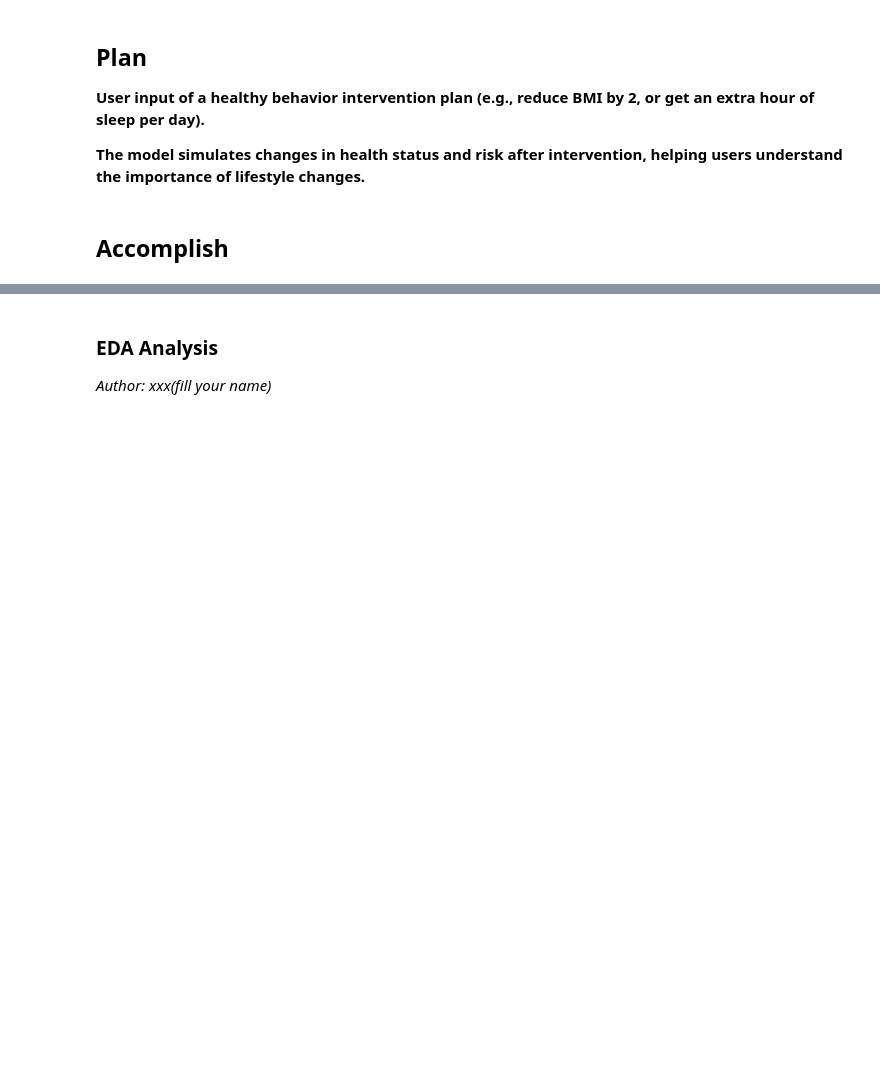
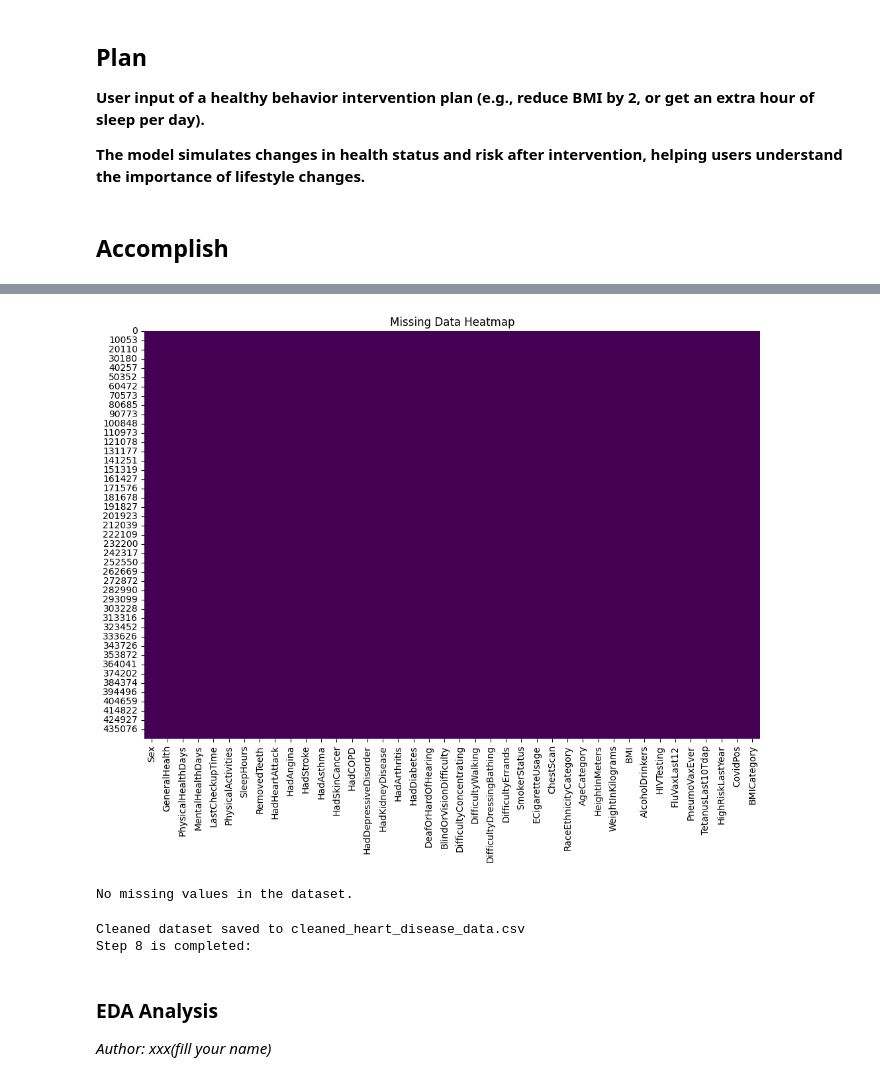
Before and after one commit to HaydenMeng/WQD7003_Project_Heartdisease_Prediction, a Jupyter notebook: WQD7003-GROUP8-Submission.ipynb, the cells around one changed output, grey strips where cells are left out. Drawn from its saved outputs; the diff is of its cells as text; code cells hidden in the pictures; blank space fills up the shorter version.

Commit message:
Data Cleaning Part Commit

```diff
--- a/WQD7003-GROUP8-Submission.ipynb
+++ b/WQD7003-GROUP8-Submission.ipynb
@@ -27,0 +98,14 @@
+# %%
+# Step 4: Feature Engineering
+# Example: Creating BMI categories
+df['BMICategory'] = pd.cut(
+    df['BMI'],
+    bins=[0, 18.5, 24.9, 29.9, np.inf],
+    labels=['Underweight', 'Normal', 'Overweight', 'Obese']
+)
+
+# Dropping irrelevant columns (if any, based on analysis)
+# Example: Dropping columns with low variance or no relevance
+columns_to_drop = ['State']  # Replace with other irrelevant columns if needed
+df = df.drop(columns=columns_to_drop, errors='ignore')
+print("Step 4 is completed:")
@@ -27,0 +148,5 @@
+# %%
+# Step 6: Removing Duplicates
+df = df.drop_duplicates()
+print("Shape after removing duplicates:", df.shape)
+print("Step 6 is completed:")
@@ -27,0 +156,16 @@
+# %%
+# Step 7: Data Quality Checks
+
+# Ensure no negative values in numerical columns
+for col in num_cols:
+    if col in df.columns:  # Safeguard: Check if the column exists
+        if (df[col] < 0).any():
+            print(f"Negative values found in {col}. Correcting...")
+            df[col] = df[col].clip(lower=0)
+
+# Validate consistency in categorical data (unique values check)
+for col in cat_cols:
+    if col in df.columns:  # Safeguard: Check if the column exists
+        print(f"Unique values in {col}: {df[col].unique()}")
+    else:
+        print(f"Column '{col}' has been removed or does not exist. Skipping consistency check.")
@@ -28,3 +190,44 @@
+# %%
+import seaborn as sns
+import matplotlib.pyplot as plt
+
+# Heatmap to visualize missing values
+plt.figure(figsize=(12, 8))
+sns.heatmap(df.isnull(), cbar=False, cmap='viridis')
+plt.title("Missing Data Heatmap")
+plt.show()
+# %% [output]
+[figure, added]
+# %%
+import matplotlib.pyplot as plt
+
+# Count of missing values per column
+missing_counts = df.isnull().sum()
+
+# Check if there are missing values
+if missing_counts[missing_counts > 0].empty:
+    print("No missing values in the dataset.")
+else:
+    # Bar plot of missing values
+    plt.figure(figsize=(12, 6))
+    missing_counts[missing_counts > 0].sort_values(ascending=False).plot(kind='bar', color='skyblue')
+    plt.title("Count of Missing Values per Column")
+    plt.ylabel("Number of Missing Values")
+    plt.xlabel("Columns")
+    plt.xticks(rotation=45)
+    plt.show()
+# %% [output]
+No missing values in the dataset.
+# %%
+#Step 8
+# Save the cleaned dataset
+cleaned_file_path = 'cleaned_heart_disease_data.csv'
+df.to_csv(cleaned_file_path, index=False)
+print(f"Cleaned dataset saved to {cleaned_file_path}")
+print("Step 8 is completed:")
+# %% [output]
+Cleaned dataset saved to cleaned_heart_disease_data.csv
+Step 8 is completed:
 # %% [markdown]
 ### EDA Analysis
 *Author: xxx(fill your name)*
```
Also changed, not shown: parts of 9 cells of this notebook.
